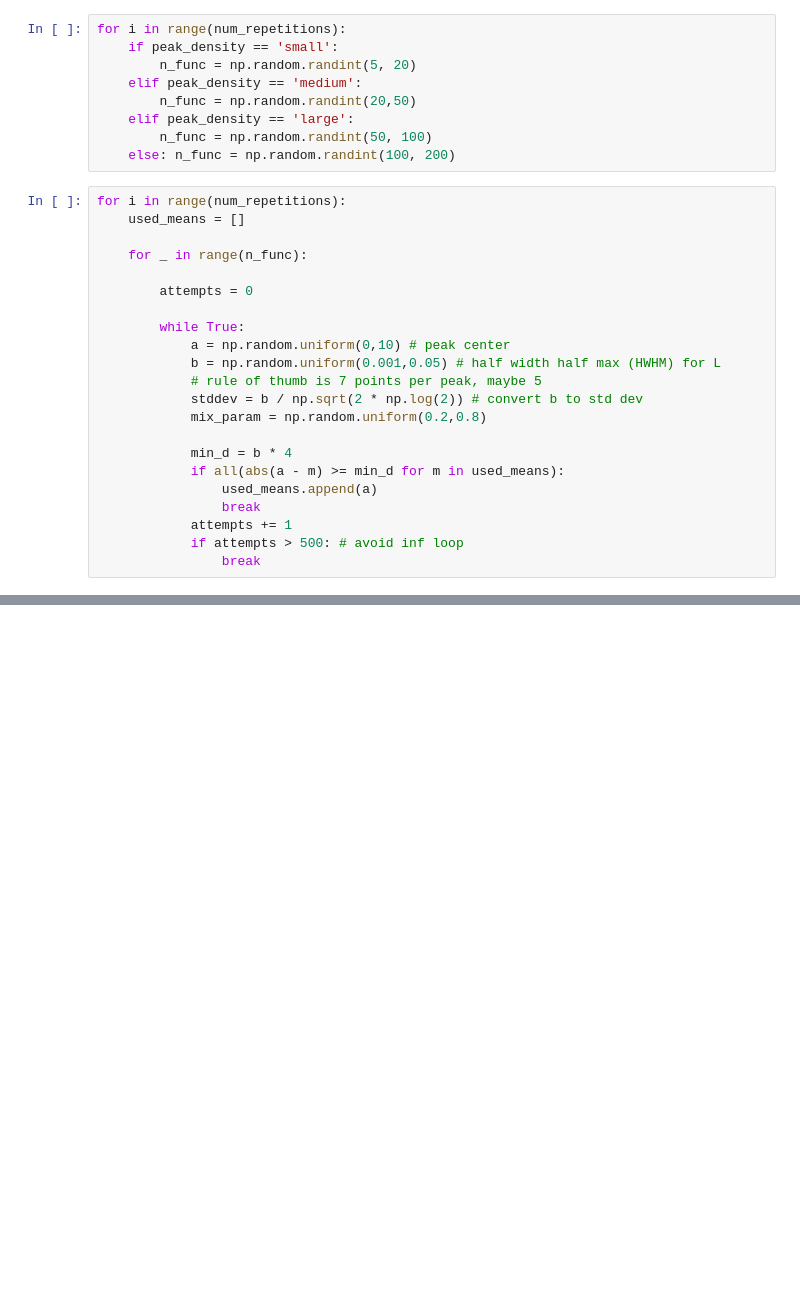
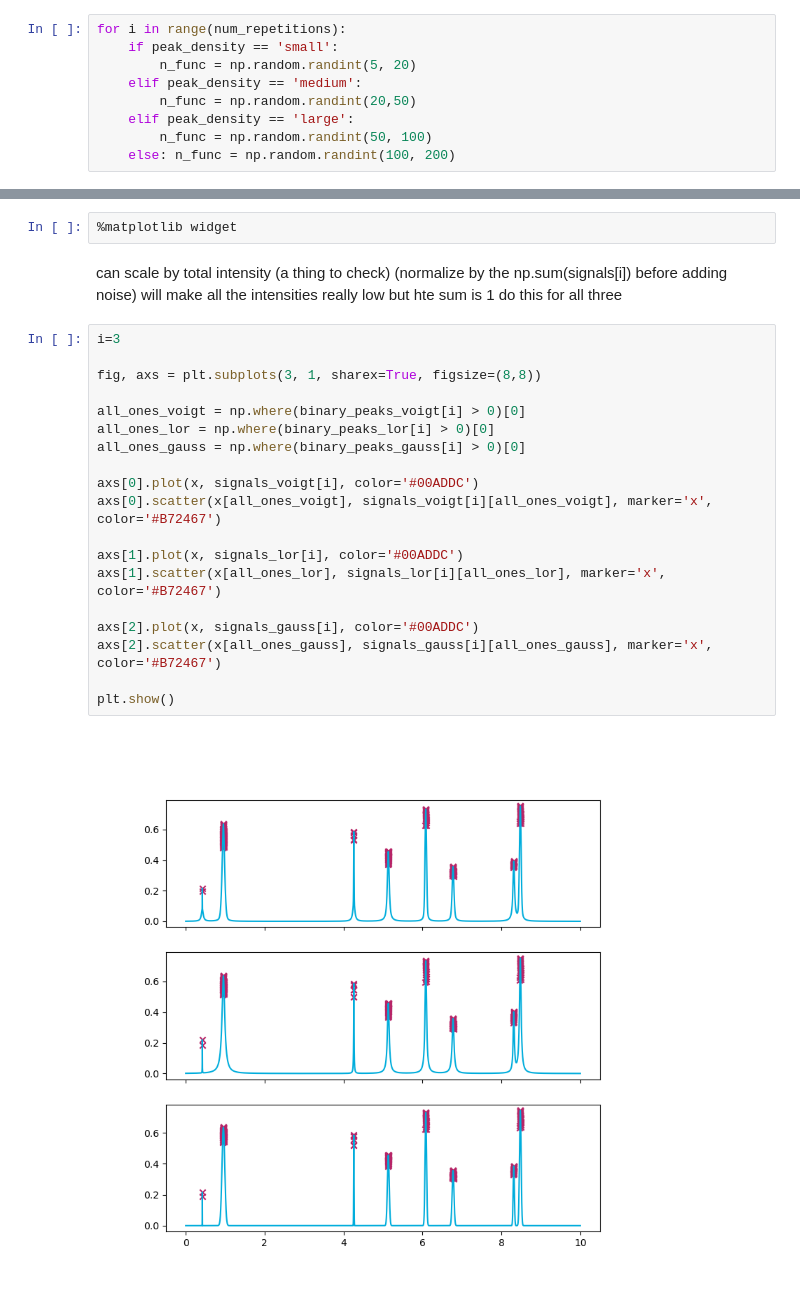
Before and after one commit to soniahasko/internship_2025, a Jupyter notebook: Analytical_Functions/sim_general.ipynb, the cells around one changed output, grey strips where cells are left out. Cells and saved outputs as stored; diff of their text form; blank space fills up the shorter version.

```diff
--- a/Analytical_Functions/sim_general.ipynb
+++ b/Analytical_Functions/sim_general.ipynb
@@ -31,25 +37,3 @@ for i in range(num_repetitions):
     elif peak_density == 'large':
         n_func = np.random.randint(50, 100)
     else: n_func = np.random.randint(100, 200)
-# %%
-for i in range(num_repetitions):
-    used_means = []
-
-    for _ in range(n_func):
-
-        attempts = 0
-
-        while True:
-            a = np.random.uniform(0,10) # peak center
-            b = np.random.uniform(0.001,0.05) # half width half max (HWHM) for L
-            # rule of thumb is 7 points per peak, maybe 5
-            stddev = b / np.sqrt(2 * np.log(2)) # convert b to std dev
-            mix_param = np.random.uniform(0.2,0.8)
-
-            min_d = b * 4
-            if all(abs(a - m) >= min_d for m in used_means):
-                used_means.append(a)
-                break
-            attempts += 1
-            if attempts > 500: # avoid inf loop
-                break
@@ -55,0 +132,27 @@ for i in range(num_repetitions):
+# %%
+%matplotlib widget
+# %% [markdown]
+can scale by total intensity (a thing to check) (normalize by the np.sum(signals[i]) before adding noise)
+will make all the intensities really low but hte sum is 1
+do this for all three
+# %%
+i=3
+
+fig, axs = plt.subplots(3, 1, sharex=True, figsize=(8,8))
+
+all_ones_voigt = np.where(binary_peaks_voigt[i] > 0)[0]
+all_ones_lor = np.where(binary_peaks_lor[i] > 0)[0]
+all_ones_gauss = np.where(binary_peaks_gauss[i] > 0)[0]
+
+axs[0].plot(x, signals_voigt[i], color='#00ADDC')
+axs[0].scatter(x[all_ones_voigt], signals_voigt[i][all_ones_voigt], marker='x', color='#B72467')
+
+axs[1].plot(x, signals_lor[i], color='#00ADDC')
+axs[1].scatter(x[all_ones_lor], signals_lor[i][all_ones_lor], marker='x', color='#B72467')
+
+axs[2].plot(x, signals_gauss[i], color='#00ADDC')
+axs[2].scatter(x[all_ones_gauss], signals_gauss[i][all_ones_gauss], marker='x', color='#B72467')
+
+plt.show()
+# %% [output]
+[figure, added]
```
Also changed, not shown: parts of 10 cells of this notebook, 2 other files.
